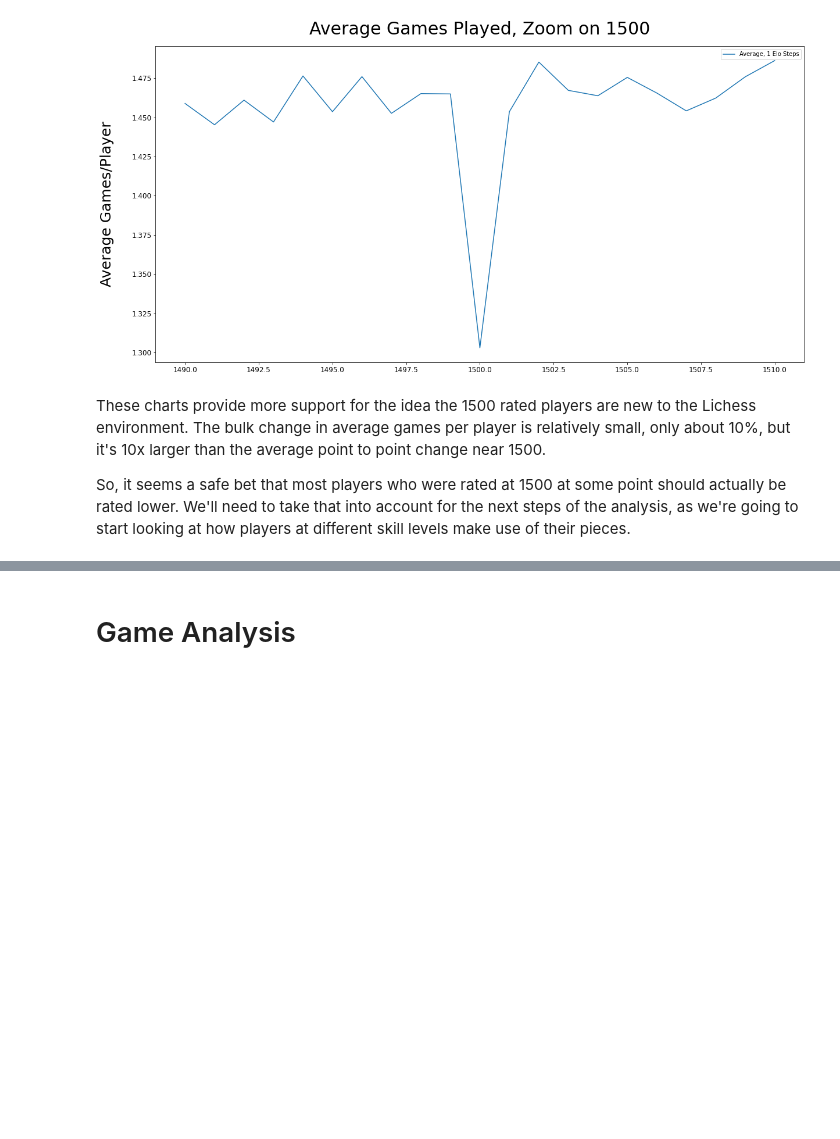
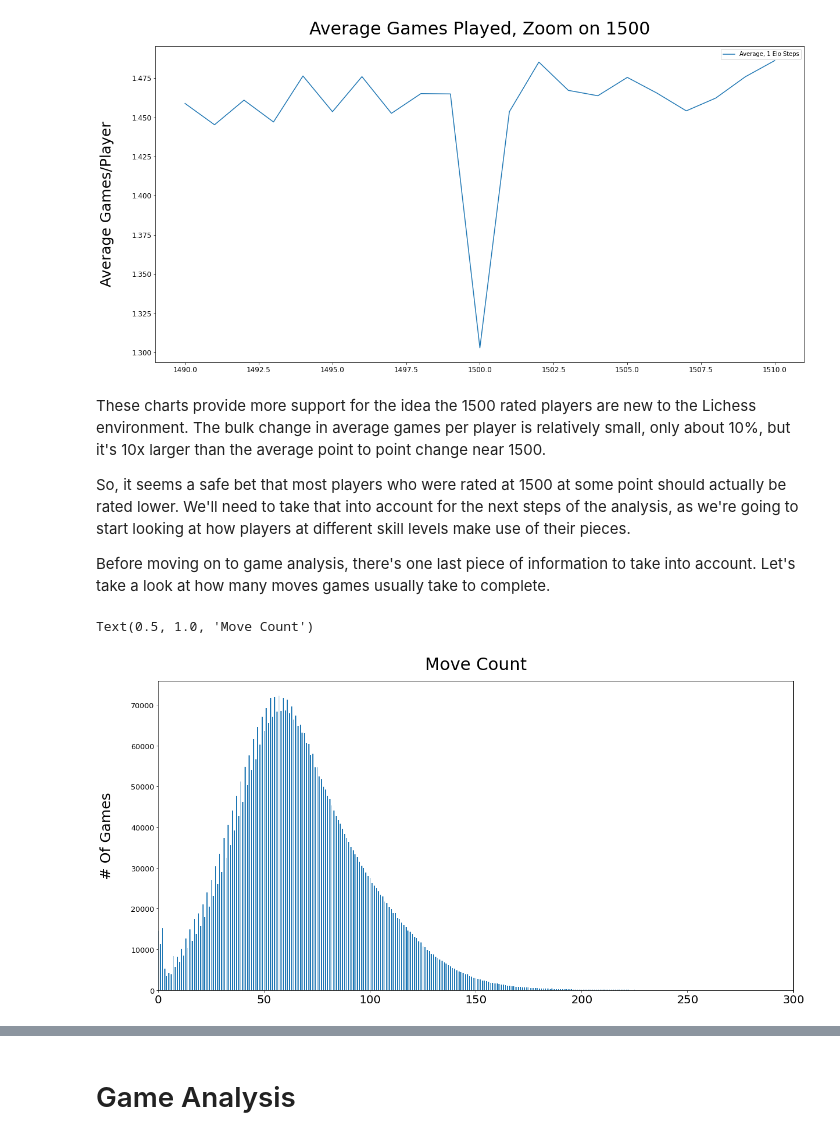
Before and after one commit to AKolcun/Lichess-Data-Analysis, a Jupyter notebook: lichess-analysis.ipynb, the cells around one changed output, grey strips where cells are left out. Cells and saved outputs as stored; diff of their text form; code cells hidden in the pictures; blank space fills up the shorter version.

```diff
--- a/lichess-analysis.ipynb
+++ b/lichess-analysis.ipynb
@@ -295,9 +298,11 @@ move_count [67]
 # %% [markdown]
 Next cell shows language for record parsing and db upload.
 # %%
-#Next is the script to read through all the games in the pgn file, parsing data of interest and uploading to the appropriate table in the database.
-#This step executes in two phases. First, game data is parsed and queued for entry into the database in batches of 50,000 games. After the parse batch is completed,
-#the records are actually entered into the database. A batch counter is implemented to help estimate completion time.
+#Next is the script to read through all the games in the pgn file, parsing data of interest and uploading to the
+#appropriate table in the database.
+#This step executes in two phases. First, game data is parsed and queued for entry into the database in batches of 50,000 games.
+#After the parse batch is completed, the records are actually entered into the database.
+#A batch counter is implemented to help estimate completion time.
 
 pgn = open('Jan 2016.pgn')
 conn = sql.connect('lichess game data.db')
@@ -324,8 +329,6 @@ while run == True:
             conn.commit()
             run = False
             break
-
-        header = game.headers
 
         #Unique game ID. Traces back to game at https://lichess.org/{game_id}
         entries.append(header.get('Site')[-8:])
@@ -744,3 +747,28 @@ Text(0.5, 1.0, 'Average Games Played, Zoom on 1500')
 These charts provide more support for the idea the 1500 rated players are new to the Lichess environment. The bulk change in average games per player is relatively small, only about 10%, but it's 10x larger than the average point to point change near 1500.
 
 So, it seems a safe bet that most players who were rated at 1500 at some point should actually be rated lower. We'll need to take that into account for the next steps of the analysis, as we're going to start looking at how players at different skill levels make use of their pieces.
+
+Before moving on to game analysis, there's one last piece of information to take into account. Let's take a look at how many moves games usually take to complete.
+# %%
+moves = dict((cur.execute('''SELECT number_of_moves, count(game_id)
+FROM games_metadata
+GROUP BY number_of_moves''')).fetchall())
+# %%
+moves_values = list(moves.values())
+
+moves_labels = list(moves.keys())
+
+plt.figure(figsize=(20,10))
+plt.bar(x=moves_labels, height= moves_values, width=.5)
+
+plt.xticks(fontsize=20)
+plt.xlim(left=0, right=300)
+
+plt.yticks(fontsize=13)
+plt.ylabel('# Of Games', fontsize=25, labelpad=30)
+
+plt.ticklabel_format(style='plain', axis='y')
+plt.title('Move Count', fontsize=30, pad=20)
+# %% [output]
+Text(0.5, 1.0, 'Move Count')
+[figure, added]
```
Also changed, not shown: parts of 10 cells of this notebook, 4 other files.
